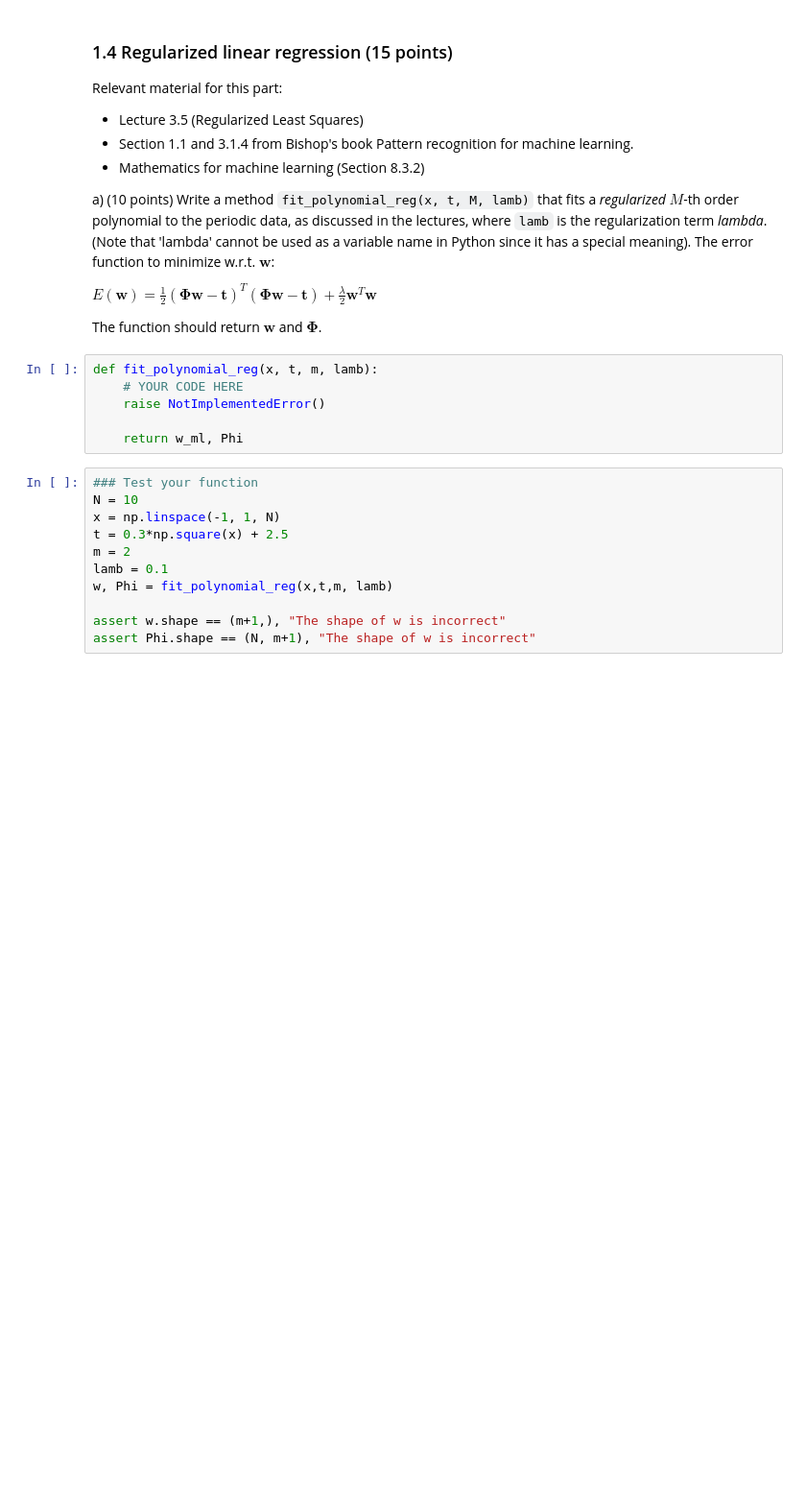
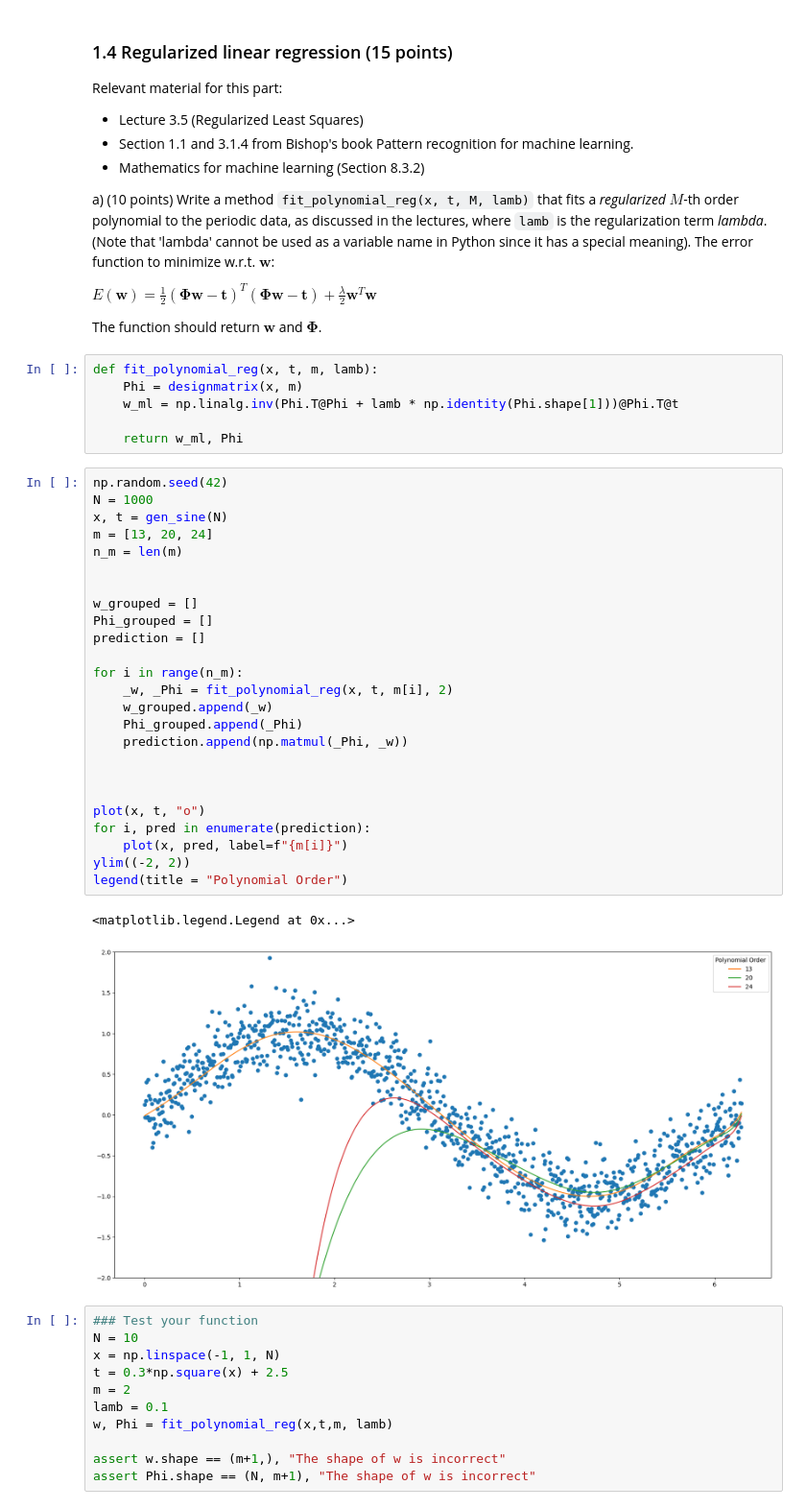
Before and after one commit to OlineRanum/Machine-Learning-1, a Jupyter notebook: Lab1/14244950_13239821_lab1.ipynb, the cells around one changed output. Shown at 96% size. Saved outputs shown, nothing was run; the diff lists cells and outputs as text; blank space fills up the shorter version.

```diff
--- a/Lab1/14244950_13239821_lab1.ipynb
+++ b/Lab1/14244950_13239821_lab1.ipynb
@@ -237,12 +239,40 @@ $E(\mathbf{w}) = \frac{1}{2} (\mathbf{\Phi}\mathbf{w}- \mathbf{t})^T(\mathbf{\Ph
 
 
 The function should return $\mathbf{w}$ and $ \mathbf{\Phi} $.
-# %%
-def fit_polynomial_reg(x, t, m, lamb):
-    # YOUR CODE HERE
-    raise NotImplementedError()
-
-    return w_ml, Phi
+# %%
+def fit_polynomial_reg(x, t, m, lamb):
+    Phi = designmatrix(x, m)
+    w_ml = np.linalg.inv(Phi.T@Phi + lamb * np.identity(Phi.shape[1]))@Phi.T@t
+
+    return w_ml, Phi
+# %%
+np.random.seed(42)
+N = 1000
+x, t = gen_sine(N)
+m = [13, 20, 24]
+n_m = len(m)
+
+
+w_grouped = []
+Phi_grouped = []
+prediction = []
+
+for i in range(n_m):
+    _w, _Phi = fit_polynomial_reg(x, t, m[i], 2)
+    w_grouped.append(_w)
+    Phi_grouped.append(_Phi)
+    prediction.append(np.matmul(_Phi, _w))
+
+
+
+plot(x, t, "o")
+for i, pred in enumerate(prediction):
+    plot(x, pred, label=f"{m[i]}")
+ylim((-2, 2))
+legend(title = "Polynomial Order")
+# %% [output]
+<matplotlib.legend.Legend at 0x...>
+[figure, added]
 # %%
 ### Test your function
 N = 10
```
Also changed, not shown: parts of 8 cells of this notebook.
